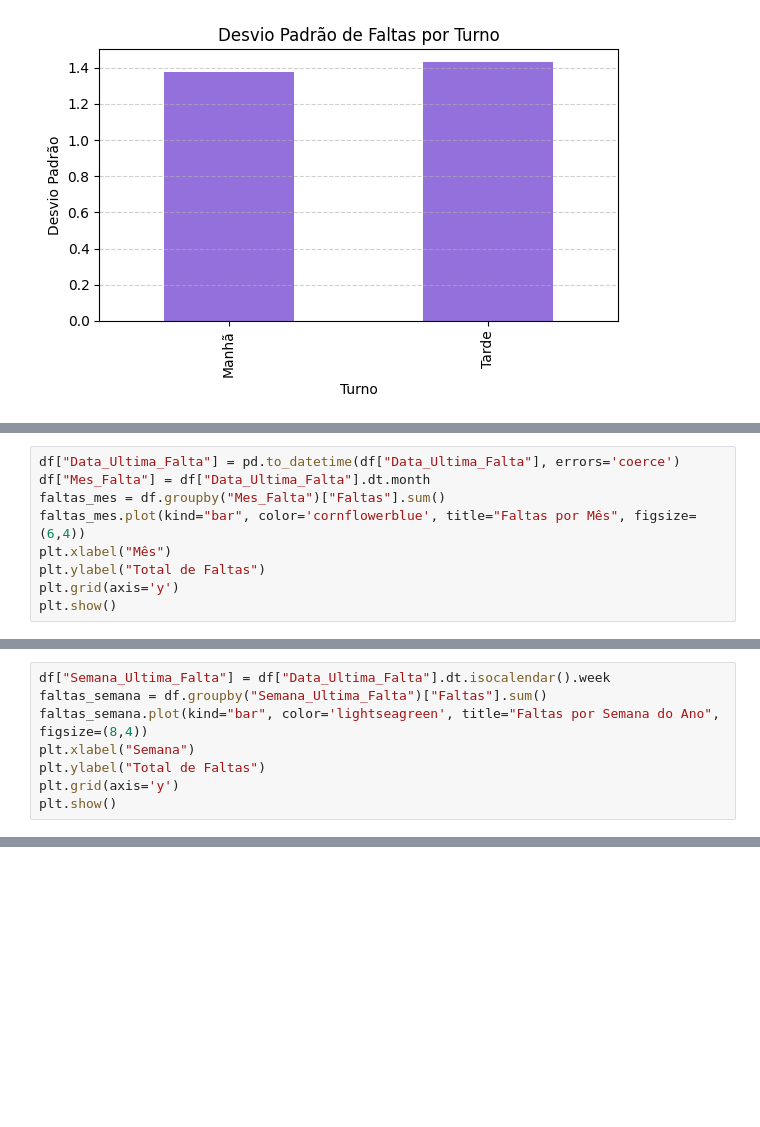
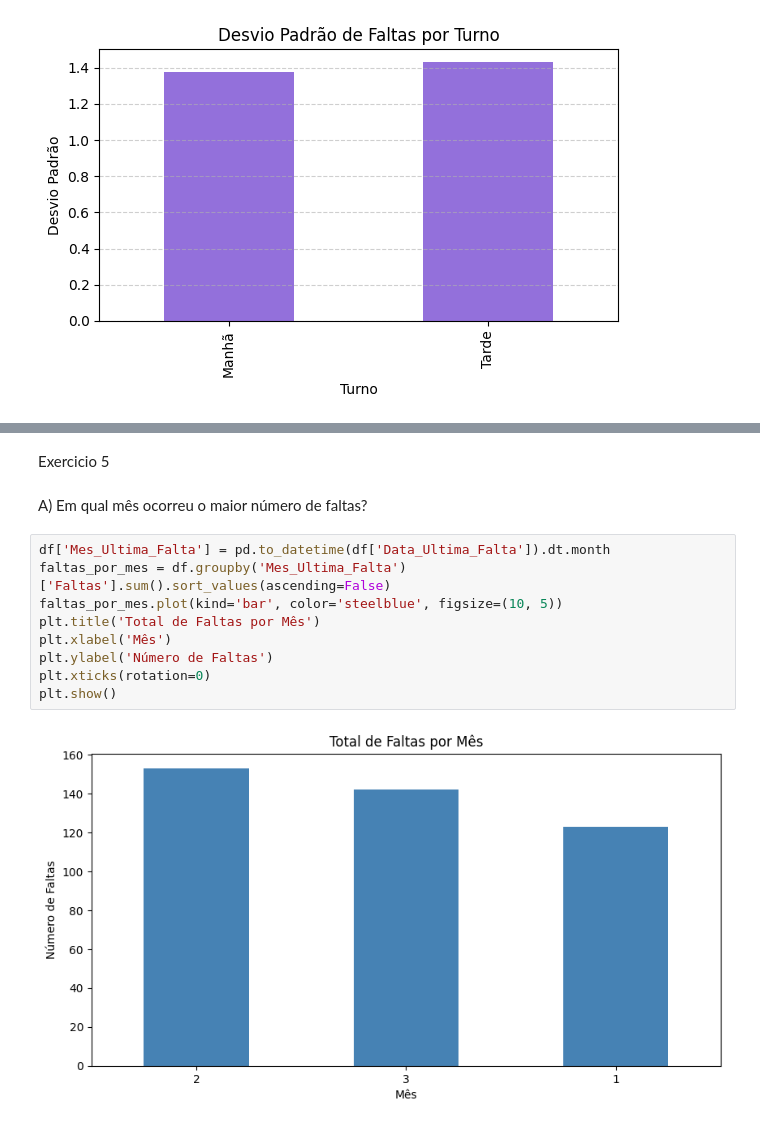
Before and after one commit to greickz/data-science-2026-sem1, a Jupyter notebook: analise.ipynb, the cells around one changed output, grey strips where cells are left out. Cells and saved outputs as stored; diff of their text form; blank space fills up the shorter version.

```diff
--- a/analise.ipynb
+++ b/analise.ipynb
@@ -96,9 +94,0 @@ A)
-# %%
-df["Data_Ultima_Falta"] = pd.to_datetime(df["Data_Ultima_Falta"], errors='coerce')
-df["Mes_Falta"] = df["Data_Ultima_Falta"].dt.month
-faltas_mes = df.groupby("Mes_Falta")["Faltas"].sum()
-faltas_mes.plot(kind="bar", color='cornflowerblue', title="Faltas por Mês", figsize=(6,4))
-plt.xlabel("Mês")
-plt.ylabel("Total de Faltas")
-plt.grid(axis='y')
-plt.show()
@@ -111,8 +94,0 @@ B)
-# %%
-df["Semana_Ultima_Falta"] = df["Data_Ultima_Falta"].dt.isocalendar().week
-faltas_semana = df.groupby("Semana_Ultima_Falta")["Faltas"].sum()
-faltas_semana.plot(kind="bar", color='lightseagreen', title="Faltas por Semana do Ano", figsize=(8,4))
-plt.xlabel("Semana")
-plt.ylabel("Total de Faltas")
-plt.grid(axis='y')
-plt.show()
@@ -224,0 +99,15 @@ Análise
+# %% [markdown]
+Exercicio 5
+# %% [markdown]
+A) Em qual mês ocorreu o maior número de faltas?
+# %%
+df['Mes_Ultima_Falta'] = pd.to_datetime(df['Data_Ultima_Falta']).dt.month
+faltas_por_mes = df.groupby('Mes_Ultima_Falta')['Faltas'].sum().sort_values(ascending=False)
+faltas_por_mes.plot(kind='bar', color='steelblue', figsize=(10, 5))
+plt.title('Total de Faltas por Mês')
+plt.xlabel('Mês')
+plt.ylabel('Número de Faltas')
+plt.xticks(rotation=0)
+plt.show()
+# %% [output]
+[figure, added]
```
Also changed, not shown: parts of 71 cells of this notebook.
